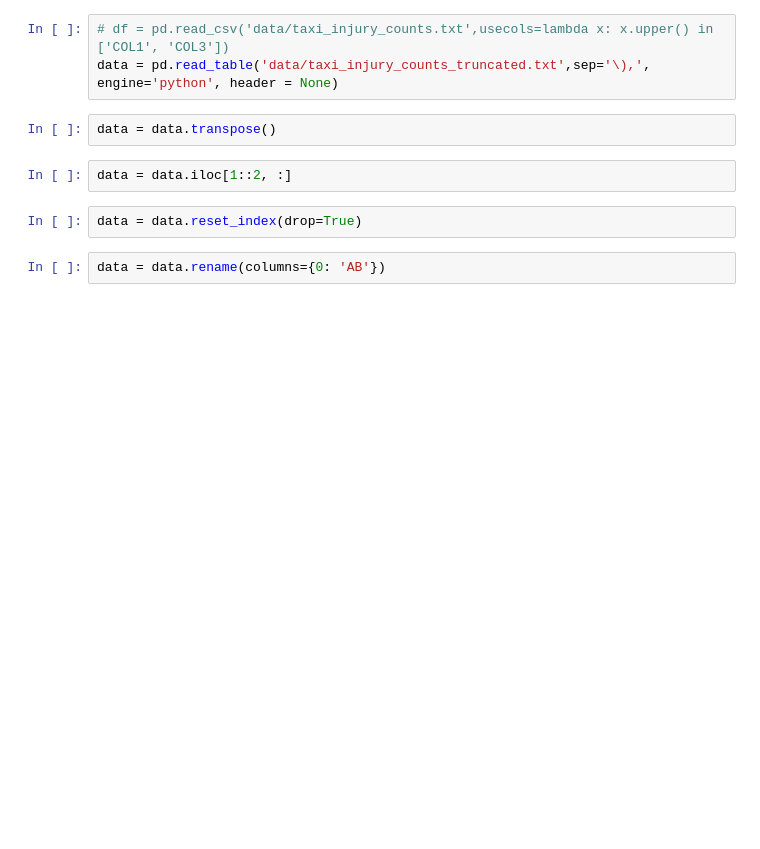
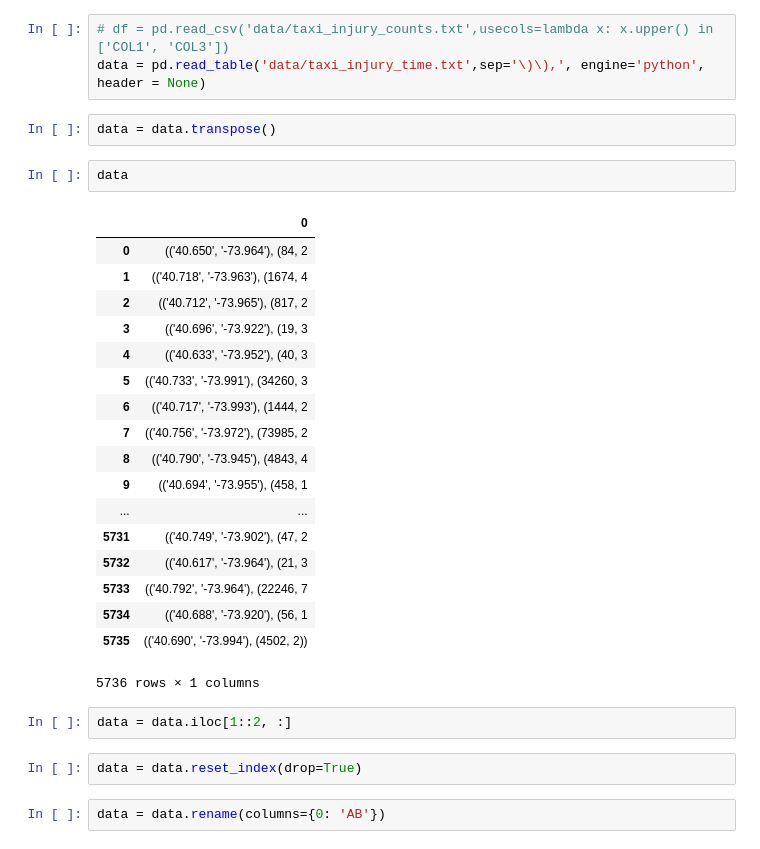
Before and after one commit to johnnyplaydrums/collisions, a Jupyter notebook: data_exploration_MH/Plots for Taxi-Bike Incidents-Truncated Coords.ipynb, the cells around one changed output. Drawn from its saved outputs; the diff is of its cells as text; blank space fills up the shorter version.

```diff
--- a/data_exploration_MH/Plots for Taxi-Bike Incidents-Truncated Coords.ipynb
+++ b/data_exploration_MH/Plots for Taxi-Bike Incidents-Truncated Coords.ipynb
@@ -9,9 +27,30 @@ import matplotlib
 %matplotlib inline
 # %%
 # df = pd.read_csv('data/taxi_injury_counts.txt',usecols=lambda x: x.upper() in ['COL1', 'COL3'])
-data = pd.read_table('data/taxi_injury_counts_truncated.txt',sep='\),', engine='python', header = None)
+data = pd.read_table('data/taxi_injury_time.txt',sep='\)\),', engine='python', header = None)
 # %%
 data = data.transpose()
+# %%
+data
+# %% [output]
+|  | 0 |
+| 0 | (('40.650', '-73.964'), (84, 2 |
+| 1 | (('40.718', '-73.963'), (1674, 4 |
+| 2 | (('40.712', '-73.965'), (817, 2 |
+| 3 | (('40.696', '-73.922'), (19, 3 |
+| 4 | (('40.633', '-73.952'), (40, 3 |
+| 5 | (('40.733', '-73.991'), (34260, 3 |
+| 6 | (('40.717', '-73.993'), (1444, 2 |
+| 7 | (('40.756', '-73.972'), (73985, 2 |
+| 8 | (('40.790', '-73.945'), (4843, 4 |
+| 9 | (('40.694', '-73.955'), (458, 1 |
+| ... | ... |
+| 5731 | (('40.749', '-73.902'), (47, 2 |
+| 5732 | (('40.617', '-73.964'), (21, 3 |
+| 5733 | (('40.792', '-73.964'), (22246, 7 |
+| 5734 | (('40.688', '-73.920'), (56, 1 |
+| 5735 | (('40.690', '-73.994'), (4502, 2)) |
+5736 rows × 1 columns
 # %%
 data = data.iloc[1::2, :]
 # %%
```
Also changed, not shown: parts of 25 cells of this notebook, 4 other files.
